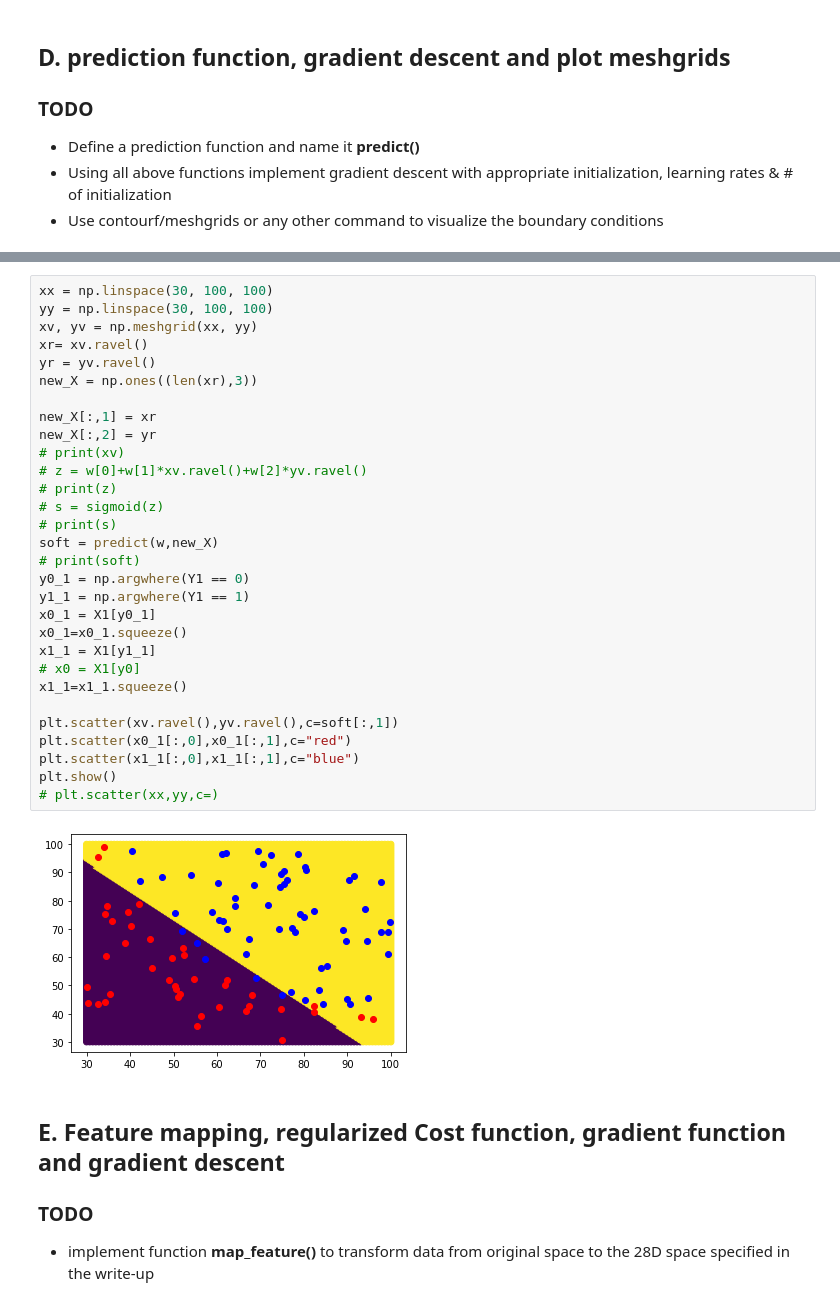
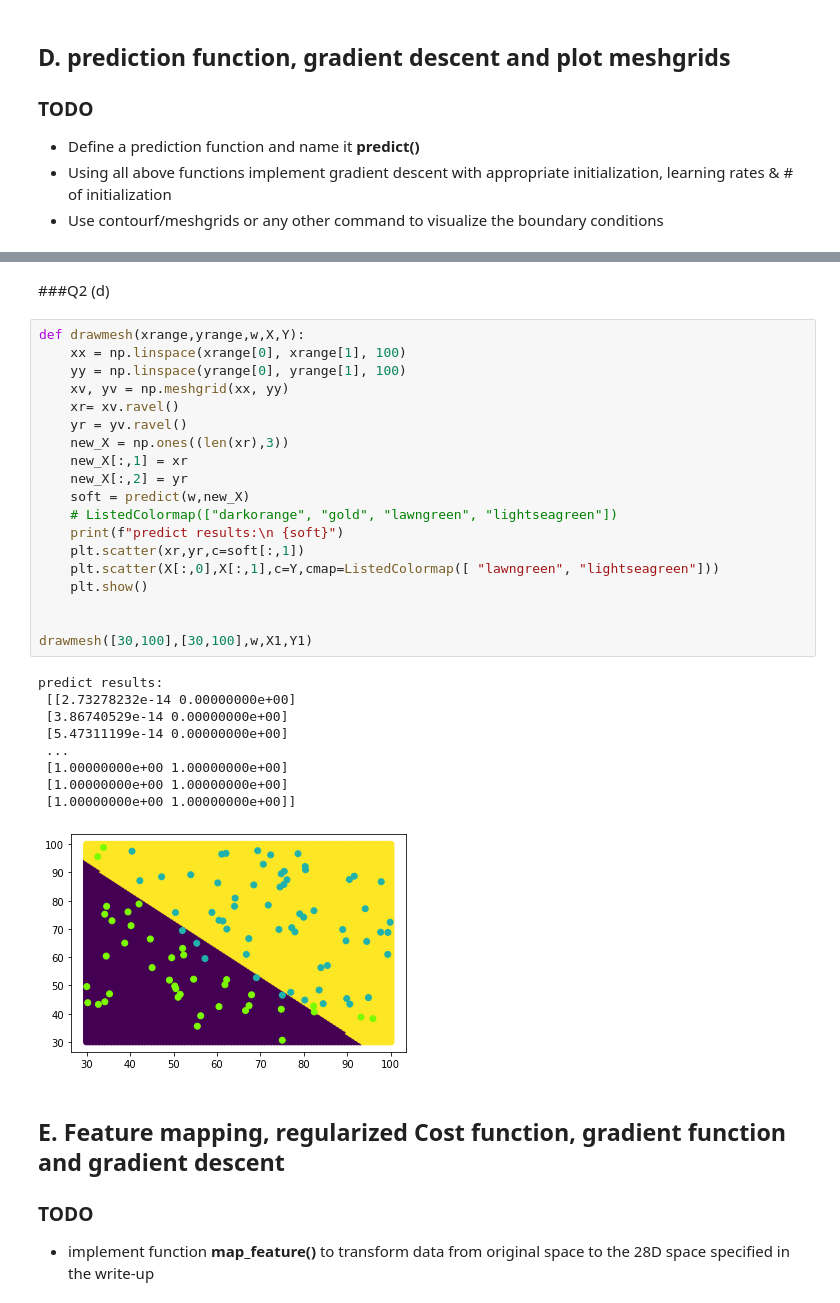
Before and after one commit to linjiw/787, a Jupyter notebook: hw3/q2___3.ipynb, the cells around one changed output, grey strips where cells are left out. Saved outputs shown, nothing was run; the diff lists cells and outputs as text.

```diff
--- a/hw3/q2___3.ipynb
+++ b/hw3/q2___3.ipynb
@@ -151,35 +157,34 @@ plt.show()
+# %% [markdown]
+###Q2 (d)
 # %%
-xx = np.linspace(30, 100, 100)
-yy = np.linspace(30, 100, 100)
-xv, yv = np.meshgrid(xx, yy)
-xr= xv.ravel()
-yr = yv.ravel()
-new_X = np.ones((len(xr),3))
+def drawmesh(xrange,yrange,w,X,Y):
+    xx = np.linspace(xrange[0], xrange[1], 100)
+    yy = np.linspace(yrange[0], yrange[1], 100)
+    xv, yv = np.meshgrid(xx, yy)
+    xr= xv.ravel()
+    yr = yv.ravel()
+    new_X = np.ones((len(xr),3))
+    new_X[:,1] = xr
+    new_X[:,2] = yr
+    soft = predict(w,new_X)
+    # ListedColormap(["darkorange", "gold", "lawngreen", "lightseagreen"])
+    print(f"predict results:\n {soft}")
+    plt.scatter(xr,yr,c=soft[:,1])
+    plt.scatter(X[:,0],X[:,1],c=Y,cmap=ListedColormap([ "lawngreen", "lightseagreen"]))
+    plt.show()
 
-new_X[:,1] = xr
-new_X[:,2] = yr
-# print(xv)
-# z = w[0]+w[1]*xv.ravel()+w[2]*yv.ravel()
-# print(z)
-# s = sigmoid(z)
-# print(s)
-soft = predict(w,new_X)
-# print(soft)
-y0_1 = np.argwhere(Y1 == 0)
-y1_1 = np.argwhere(Y1 == 1)
-x0_1 = X1[y0_1]
-x0_1=x0_1.squeeze()
-x1_1 = X1[y1_1]
-# x0 = X1[y0]
-x1_1=x1_1.squeeze()
 
-plt.scatter(xv.ravel(),yv.ravel(),c=soft[:,1])
-plt.scatter(x0_1[:,0],x0_1[:,1],c="red")
-plt.scatter(x1_1[:,0],x1_1[:,1],c="blue")
-plt.show()
-# plt.scatter(xx,yy,c=)
+drawmesh([30,100],[30,100],w,X1,Y1)
 # %% [output]
+predict results:
+ [[2.73278232e-14 0.00000000e+00]
+ [3.86740529e-14 0.00000000e+00]
+ [5.47311199e-14 0.00000000e+00]
+ ...
+ [1.00000000e+00 1.00000000e+00]
+ [1.00000000e+00 1.00000000e+00]
+ [1.00000000e+00 1.00000000e+00]]
-[figure, old version]
+[figure, new version]
 # %% [markdown]
 ## E. Feature mapping, regularized Cost function, gradient function and gradient descent
 ### TODO
```
Also changed, not shown: parts of 19 cells of this notebook, 2 other files.
